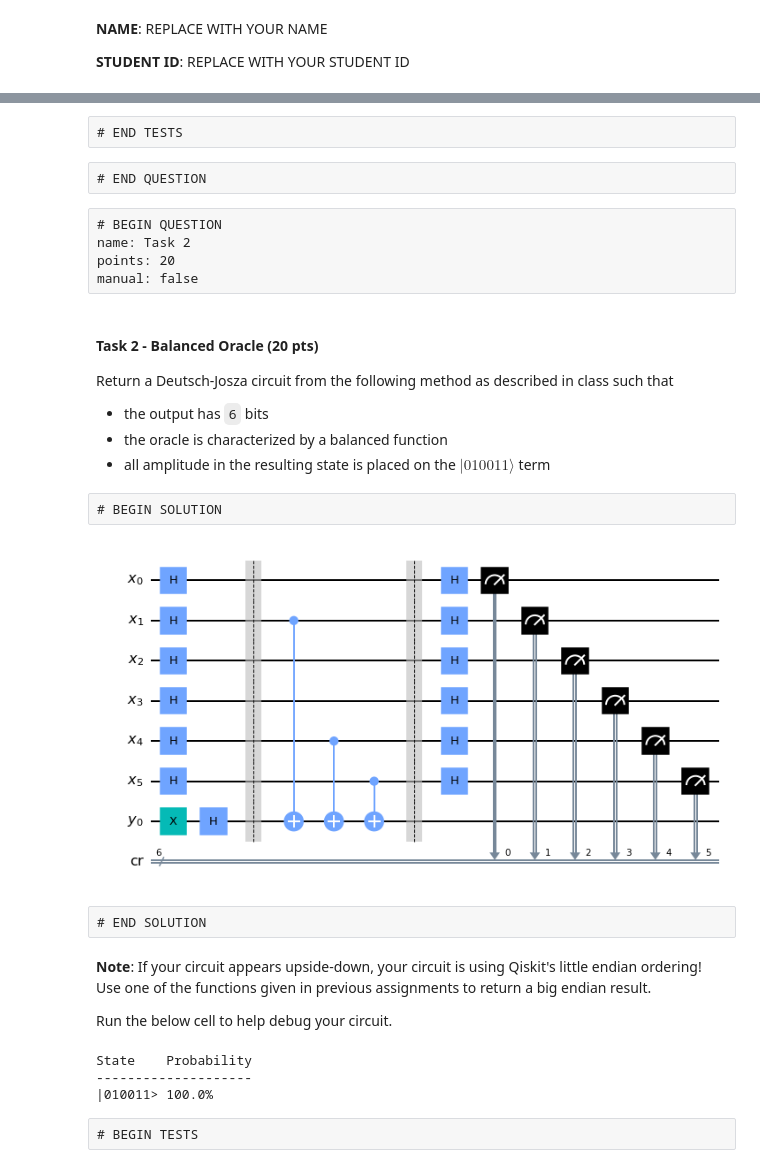
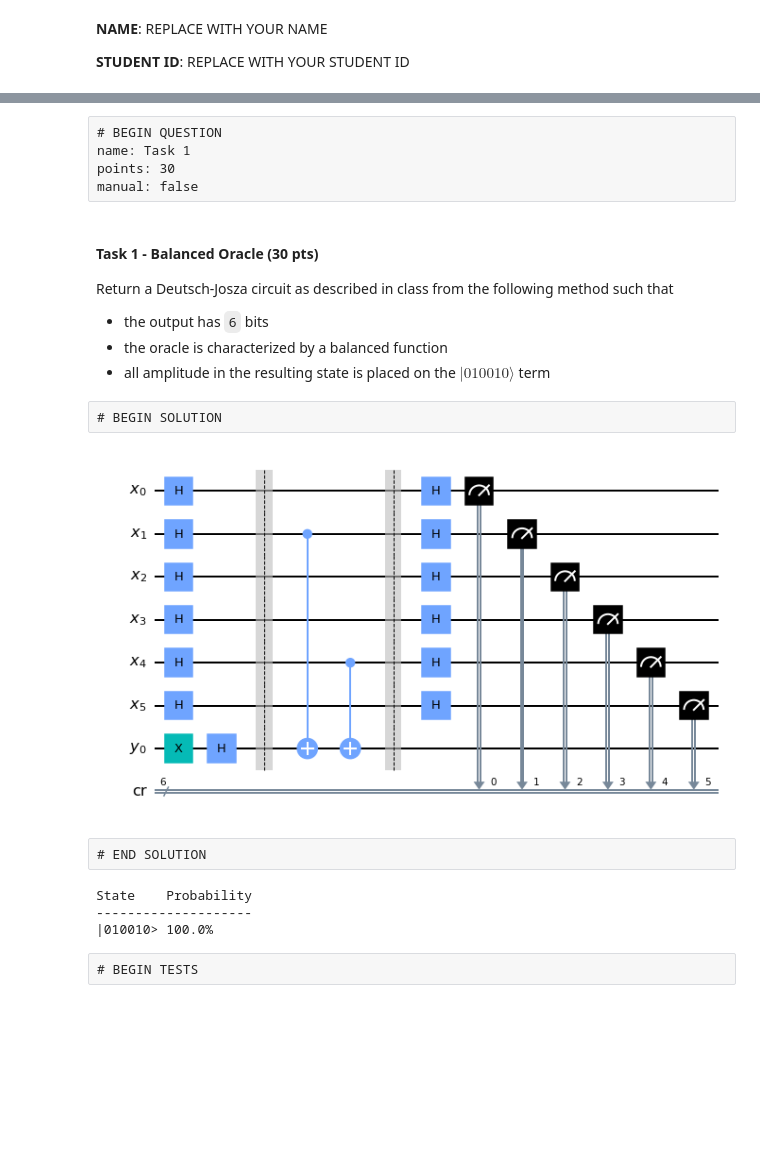
Before and after one commit to ProfRonCytron/ZeboCopy, a Jupyter notebook: exercises/qiskit/q4/q4.ipynb, the cells around one changed output, grey strips where cells are left out. Drawn from its saved outputs; the diff is of its cells as text; code cells hidden in the pictures; blank space fills up the shorter version.

Commit message:
shortened assignment and made ket symmetric

```diff
--- a/exercises/qiskit/q4/q4.ipynb
+++ b/exercises/qiskit/q4/q4.ipynb
@@ -165,55 +45,48 @@ True
-# %% [raw]
-# END TESTS
-# %% [raw]
-# END QUESTION
 # %% [raw]
 # BEGIN QUESTION
-name: Task 2
-points: 20
+name: Task 1
+points: 30
 manual: false
 # %% [markdown]
-#### Task 2 - Balanced Oracle (20 pts)
-Return a Deutsch-Josza circuit from the following method as described in class such that
+#### Task 1 - Balanced Oracle (30 pts)
+Return a Deutsch-Josza circuit as described in class from the following method such that
 - the output has `6` bits
 - the oracle is characterized by a balanced function
-- all amplitude in the resulting state is placed on the $|010011\rangle$ term
+- all amplitude in the resulting state is placed on the $|010010\rangle$ term
 # %% [raw]
 # BEGIN SOLUTION
 # %%
 def dj_balanced():
     n = 6
     # BEGIN SOLUTION
     qc = QuantumCircuit()
     qc.add_register(QuantumRegister(n, 'x'))
     qc.add_register(QuantumRegister(1, 'y'))
     qc.add_register(ClassicalRegister(n, 'cr'))
 
     qc.x(n)
     for i in range(n+1):
         qc.h(i)
 
     qc.barrier()
 
-    for i in [1,4,5]:
-        qc.cx(i,n)
+    qc.cx(1,n)
+    qc.cx(4,n)
 
     qc.barrier()
 
     for i in range(n):
         qc.h(i)
         qc.measure(i,i)
+
+    # END SOLUTION
     return qc.reverse_bits()
-    # END SOLUTION
 
 dj_balanced().reverse_bits().draw(output='mpl')
 # %% [output]
-[figure, old version]
+[figure, new version]
 # %% [raw]
 # END SOLUTION
-# %% [markdown]
-**Note**: If your circuit appears upside-down, your circuit is using Qiskit's little endian ordering! Use one of the functions given in previous assignments to return a big endian result.
-
-Run the below cell to help debug your circuit.
 # %%
 qasm_sim = BasicAer.get_backend("qasm_simulator")
 job = execute(dj_balanced(), qasm_sim)
@@ -225,7 +98,7 @@ for state, count in sorted(counts.items(), key=lambda tup: tup[1], reverse=True)
 # %% [output]
 State    Probability
 --------------------
-|010011> 100.0%
+|010010> 100.0%
 # %% [raw]
 # BEGIN TESTS
 # %%
```
Also changed, not shown: parts of 24 cells of this notebook.
